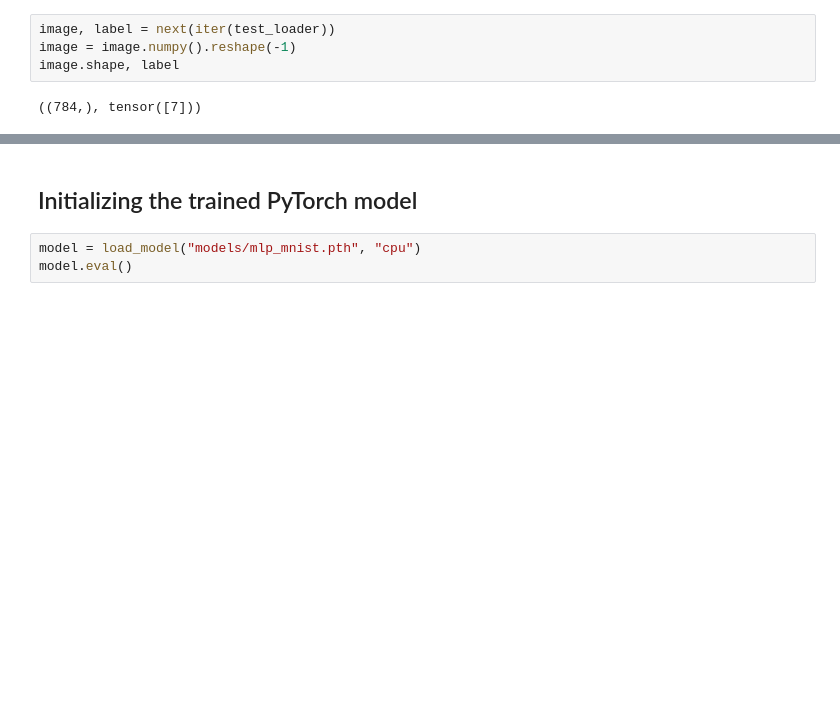
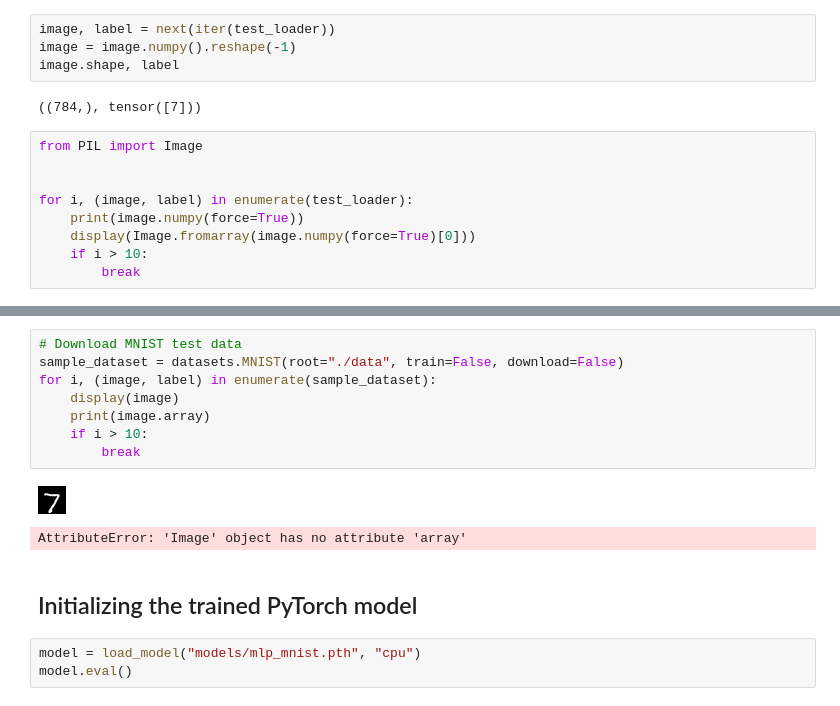
Before and after one commit to ninjakaib/hardware-accelerators, a Jupyter notebook: notebooks/modelsim.ipynb, the cells around one changed output, grey strips where cells are left out. Cells and saved outputs as stored; diff of their text form; blank space fills up the shorter version.

```diff
--- a/notebooks/modelsim.ipynb
+++ b/notebooks/modelsim.ipynb
@@ -229,3 +229,12 @@ image = image.numpy().reshape(-1)
 image.shape, label
 # %% [output]
 ((784,), tensor([7]))
+# %%
+from PIL import Image
+
+
+for i, (image, label) in enumerate(test_loader):
+    print(image.numpy(force=True))
+    display(Image.fromarray(image.numpy(force=True)[0]))
+    if i > 10:
+        break
@@ -232,3 +260,14 @@ image.shape, label
+# %%
+# Download MNIST test data
+sample_dataset = datasets.MNIST(root="./data", train=False, download=False)
+for i, (image, label) in enumerate(sample_dataset):
+    display(image)
+    print(image.array)
+    if i > 10:
+        break
+# %% [output]
+[figure, added]
+AttributeError: 'Image' object has no attribute 'array'
 # %% [markdown]
 ## Initializing the trained PyTorch model
 # %%
```
Also changed, not shown: parts of 1 cell of this notebook, 1 other file.
